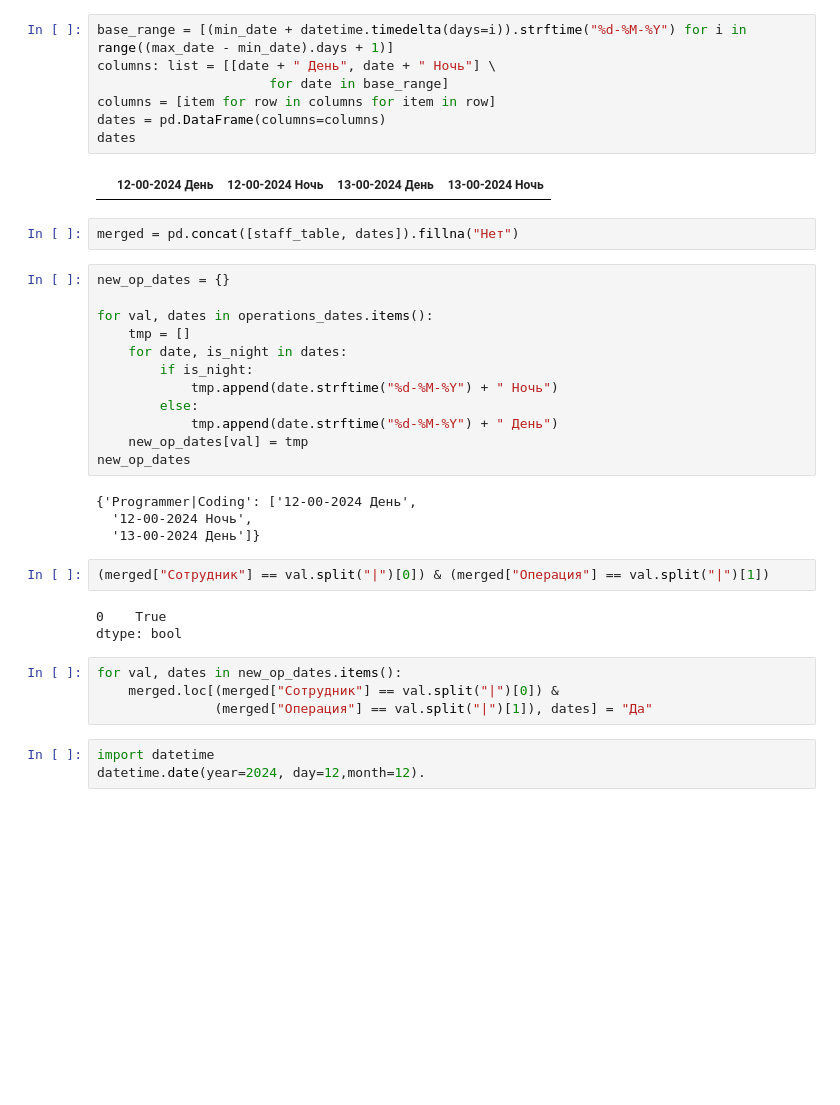
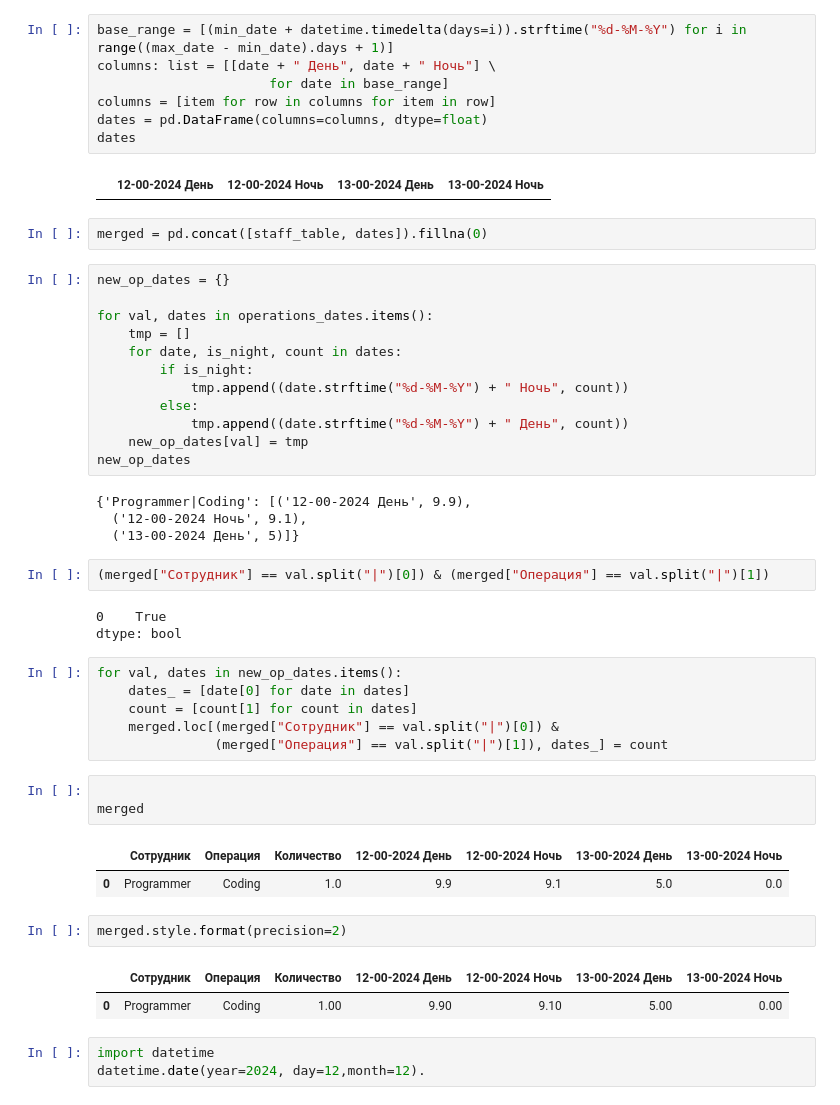
Before and after one commit to DmiMakarov/ResourceDistribution, a Jupyter notebook: notebooks/shift_distrib.ipynb, the cells around one changed output. Drawn from its saved outputs; the diff is of its cells as text; blank space fills up the shorter version.

```diff
--- a/notebooks/shift_distrib.ipynb
+++ b/notebooks/shift_distrib.ipynb
@@ -168,28 +168,28 @@ base_range = [(min_date + datetime.timedelta(days=i)).strftime("%d-%M-%Y") for i
 columns: list = [[date + " День", date + " Ночь"] \
                       for date in base_range]
 columns = [item for row in columns for item in row]
-dates = pd.DataFrame(columns=columns)
+dates = pd.DataFrame(columns=columns, dtype=float)
 dates
 # %% [output]
 |  | 12-00-2024 День | 12-00-2024 Ночь | 13-00-2024 День | 13-00-2024 Ночь |
 # %%
-merged = pd.concat([staff_table, dates]).fillna("Нет")
+merged = pd.concat([staff_table, dates]).fillna(0)
 # %%
 new_op_dates = {}
 
 for val, dates in operations_dates.items():
     tmp = []
-    for date, is_night in dates:
+    for date, is_night, count in dates:
         if is_night:
-            tmp.append(date.strftime("%d-%M-%Y") + " Ночь")
+            tmp.append((date.strftime("%d-%M-%Y") + " Ночь", count))
         else:
-            tmp.append(date.strftime("%d-%M-%Y") + " День")
+            tmp.append((date.strftime("%d-%M-%Y") + " День", count))
     new_op_dates[val] = tmp
 new_op_dates
 # %% [output]
-{'Programmer|Coding': ['12-00-2024 День',
-  '12-00-2024 Ночь',
-  '13-00-2024 День']}
+{'Programmer|Coding': [('12-00-2024 День', 9.9),
+  ('12-00-2024 Ночь', 9.1),
+  ('13-00-2024 День', 5)]}
 # %%
 (merged["Сотрудник"] == val.split("|")[0]) & (merged["Операция"] == val.split("|")[1])
 # %% [output]
@@ -197,8 +197,21 @@ new_op_dates
 dtype: bool
 # %%
 for val, dates in new_op_dates.items():
+    dates_ = [date[0] for date in dates]
+    count = [count[1] for count in dates]
     merged.loc[(merged["Сотрудник"] == val.split("|")[0]) &
-               (merged["Операция"] == val.split("|")[1]), dates] = "Да"
+               (merged["Операция"] == val.split("|")[1]), dates_] = count
+# %%
+
+merged
+# %% [output]
+|  | Сотрудник | Операция | Количество | 12-00-2024 День | 12-00-2024 Ночь | 13-00-2024 День | 13-00-2024 Ночь |
+| 0 | Programmer | Coding | 1.0 | 9.9 | 9.1 | 5.0 | 0.0 |
+# %%
+merged.style.format(precision=2)
+# %% [output]
+|  | Сотрудник | Операция | Количество | 12-00-2024 День | 12-00-2024 Ночь | 13-00-2024 День | 13-00-2024 Ночь |
+| 0 | Programmer | Coding | 1.00 | 9.90 | 9.10 | 5.00 | 0.00 |
 # %%
 import datetime
 datetime.date(year=2024, day=12,month=12).
```
Also changed, not shown: parts of 1 cell of this notebook, 8 other files.
